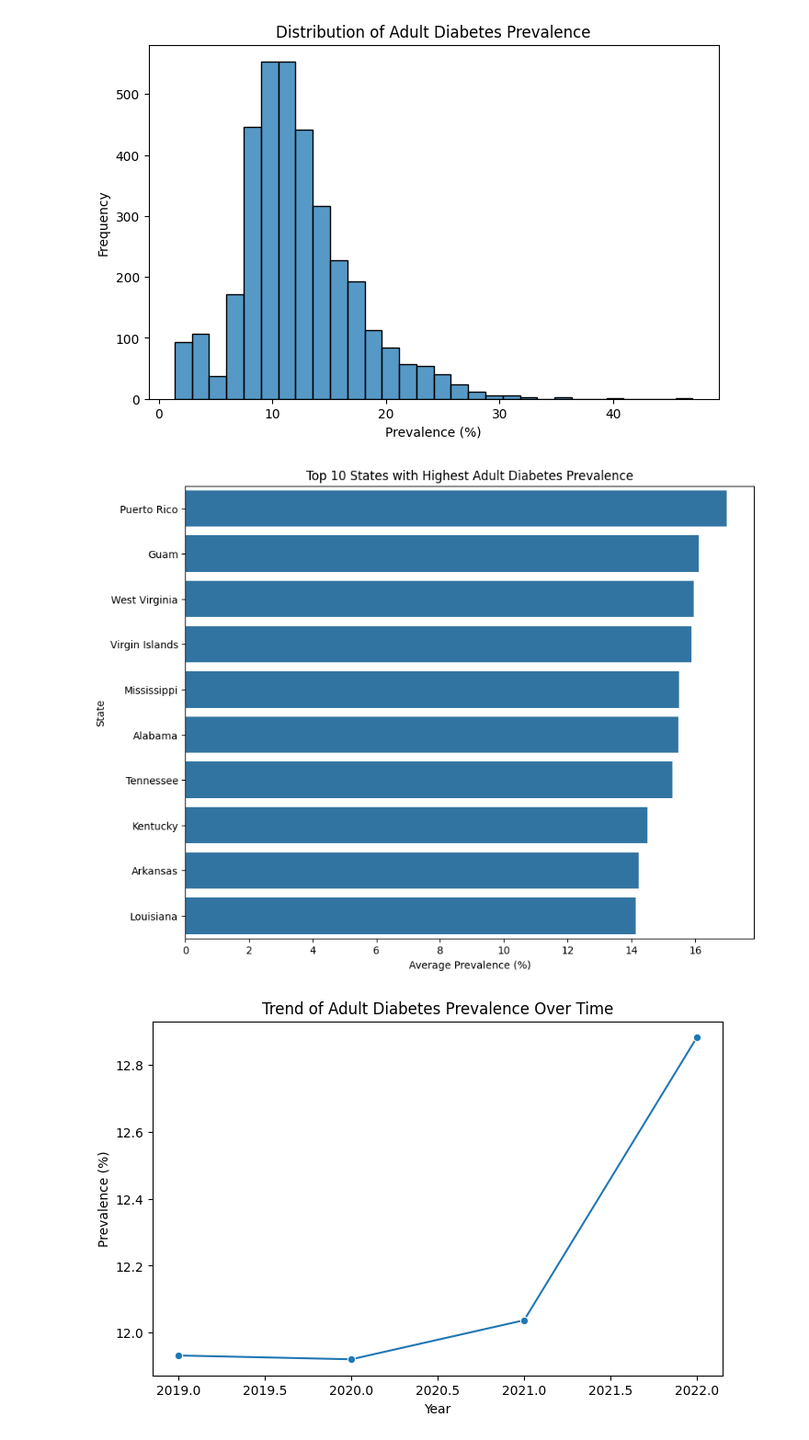
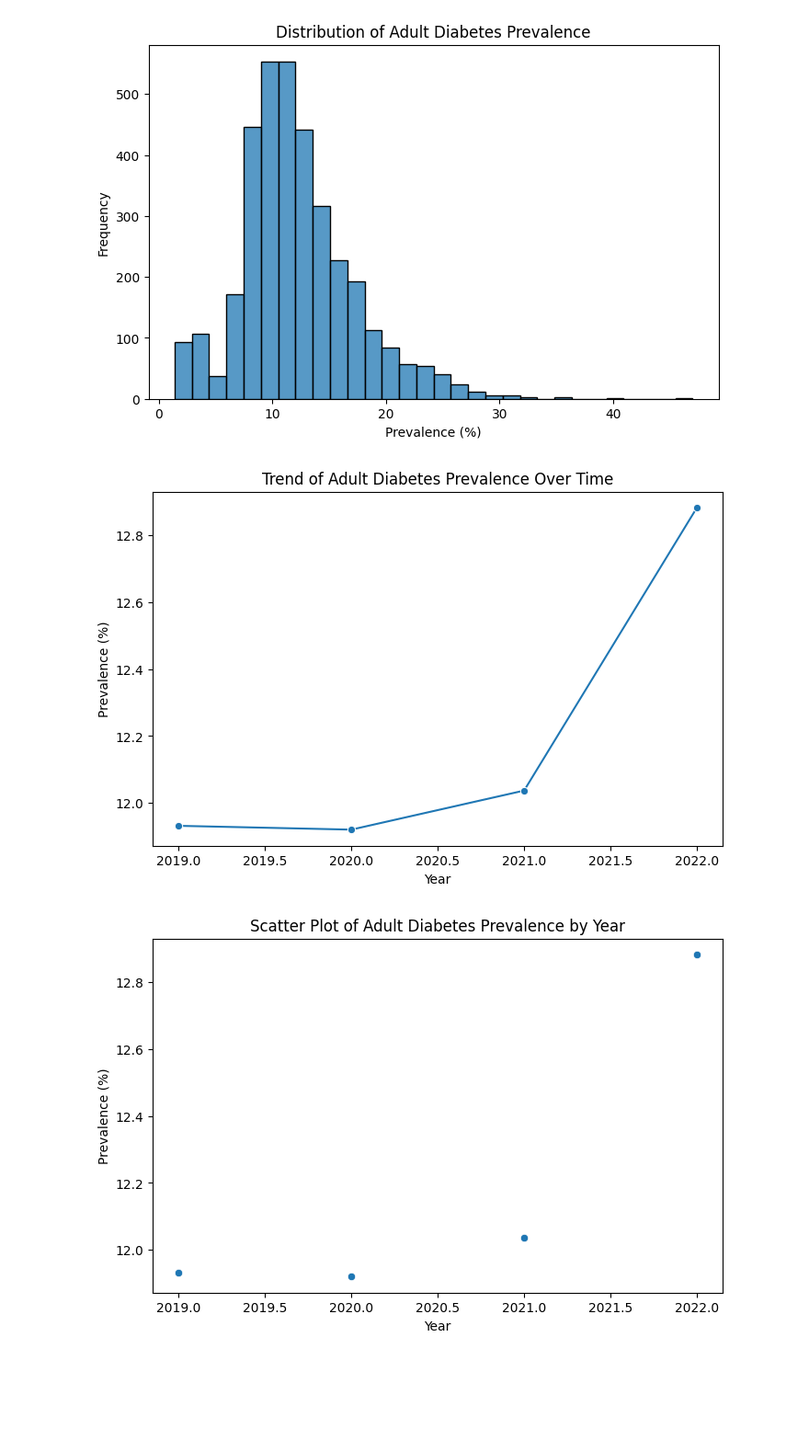
Before and after one commit to madikabhavana-collab/ores5160-2026, a Jupyter notebook: EDA_US__Chronic_Disease_Indicators.ipynb, the cells around one changed output. Shown at 92% size. Drawn from its saved outputs; the diff is of its cells as text; code cells hidden in the pictures; blank space fills up the shorter version.

```diff
--- a/EDA_US__Chronic_Disease_Indicators.ipynb
+++ b/EDA_US__Chronic_Disease_Indicators.ipynb
@@ -100,28 +102,29 @@ plt.show()
 # %% [output]
 [figure]
 # %%
-state_avg = diabetes_adults.groupby('LocationDesc')['DataValue'].mean().reset_index()
-state_avg = state_avg.sort_values(by='DataValue', ascending=False)
+year_avg = diabetes_adults.groupby('YearStart')['DataValue'].mean().reset_index()
 
-plt.figure(figsize=(10,8))
-sns.barplot(data=state_avg.head(10), x='DataValue', y='LocationDesc')
-plt.title("Top 10 States with Highest Adult Diabetes Prevalence")
-plt.xlabel("Average Prevalence (%)")
-plt.ylabel("State")
+plt.figure(figsize=(8,5))
+sns.lineplot(data=year_avg, x='YearStart', y='DataValue', marker='o')
+
+plt.title("Trend of Adult Diabetes Prevalence Over Time")
+plt.xlabel("Year")
+plt.ylabel("Prevalence (%)")
+
 plt.show()
 # %% [output]
-[figure, old version]
+[figure, new version]
 # %%
-year_avg = diabetes_adults.groupby('YearStart')['DataValue'].mean().reset_index()
+plt.figure(figsize=(8,5))
+sns.scatterplot(data=year_avg, x='YearStart', y='DataValue')
 
-plt.figure(figsize=(8,5))
-sns.lineplot(data=year_avg, x='YearStart', y='DataValue', marker='o')
-plt.title("Trend of Adult Diabetes Prevalence Over Time")
+plt.title("Scatter Plot of Adult Diabetes Prevalence by Year")
 plt.xlabel("Year")
 plt.ylabel("Prevalence (%)")
+
 plt.show()
 # %% [output]
-[figure, old version]
+[figure, new version]
 # %%
 sex_data = diabetes_adults[diabetes_adults['StratificationCategory1'] == 'Sex']
 
```
Also changed, not shown: parts of 4 cells of this notebook.
